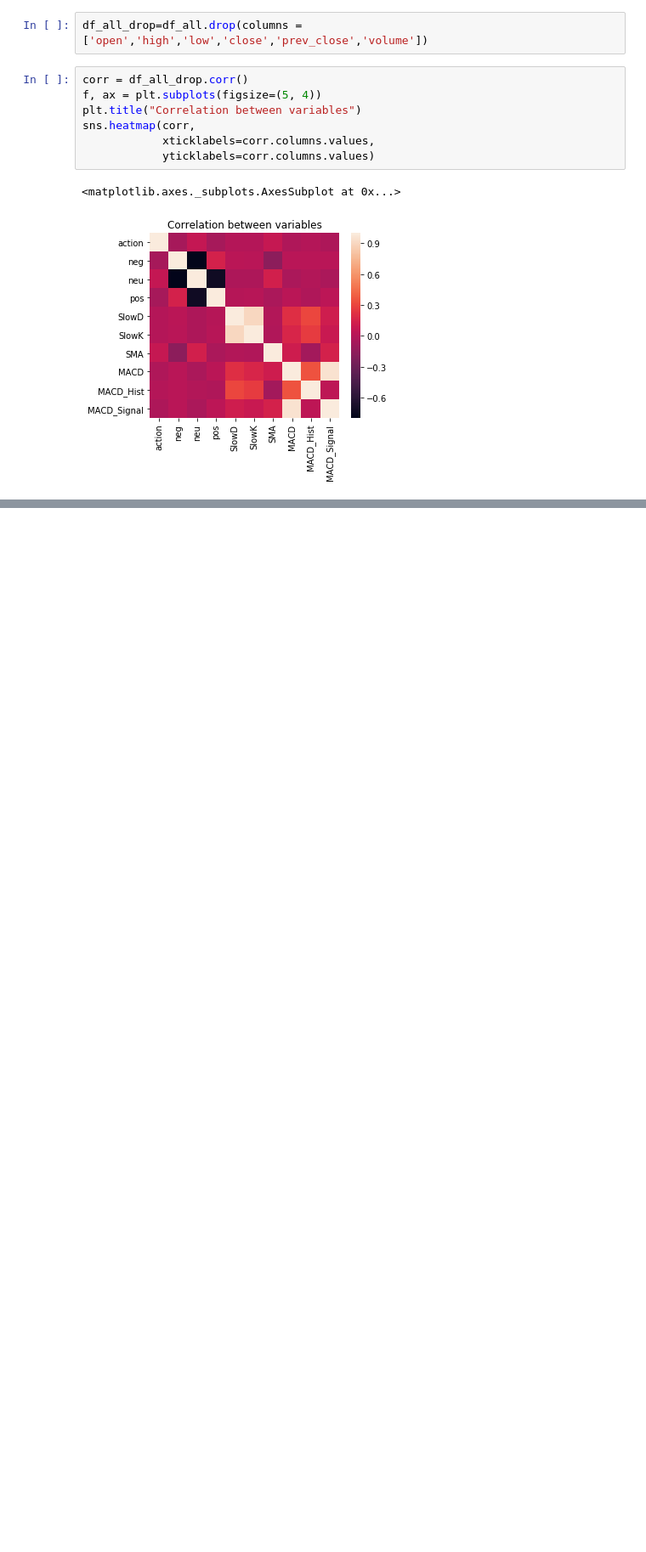
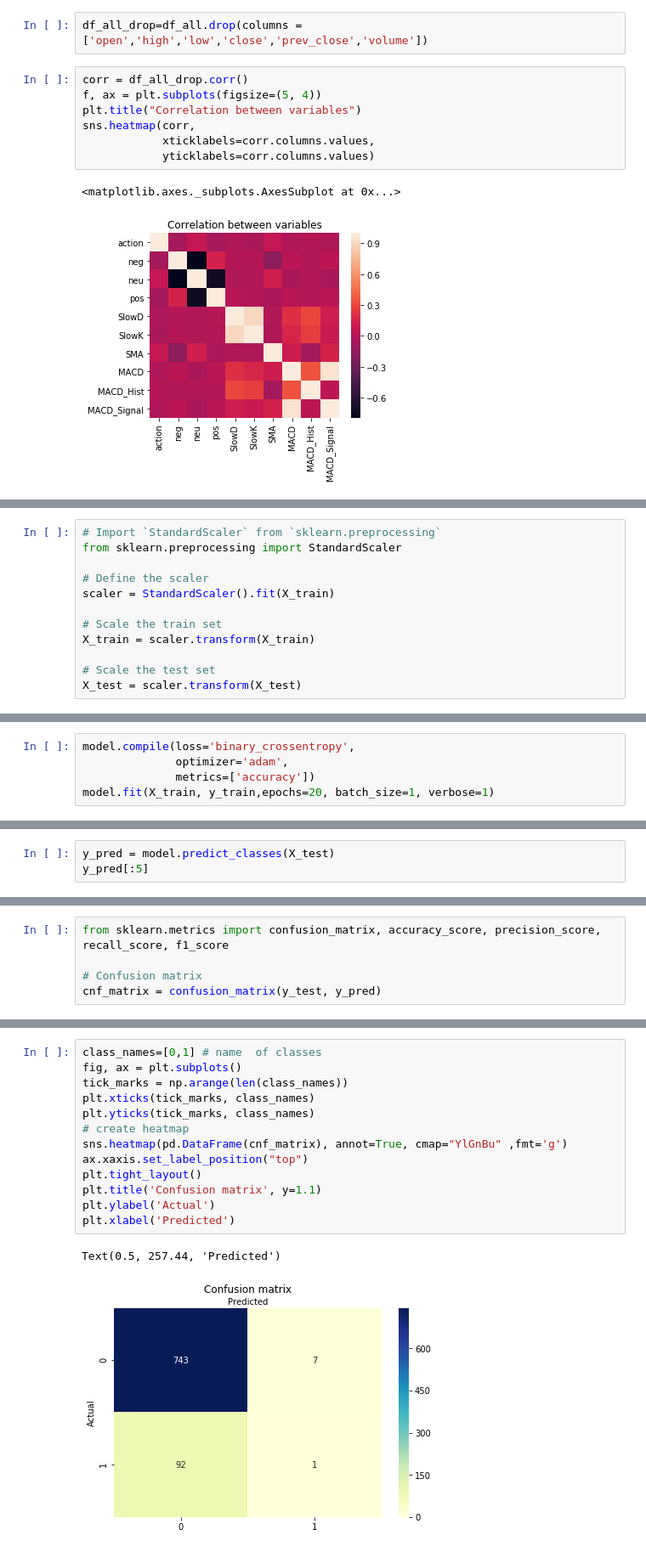
Before and after one commit to thu2pham/tradingclassification, a Jupyter notebook: DAILY_forecasting.ipynb, the cells around one changed output, grey strips where cells are left out. Shown at 85% size. Drawn from its saved outputs; the diff is of its cells as text; blank space fills up the shorter version.

```diff
--- a/DAILY_forecasting.ipynb
+++ b/DAILY_forecasting.ipynb
@@ -135,0 +309,12 @@ sns.heatmap(corr,
+# %%
+# Import `StandardScaler` from `sklearn.preprocessing`
+from sklearn.preprocessing import StandardScaler
+
+# Define the scaler
+scaler = StandardScaler().fit(X_train)
+
+# Scale the train set
+X_train = scaler.transform(X_train)
+
+# Scale the test set
+X_test = scaler.transform(X_test)
@@ -135,0 +341,5 @@ sns.heatmap(corr,
+# %%
+model.compile(loss='binary_crossentropy',
+              optimizer='adam',
+              metrics=['accuracy'])
+model.fit(X_train, y_train,epochs=20, batch_size=1, verbose=1)
@@ -135,0 +365,3 @@ sns.heatmap(corr,
+# %%
+y_pred = model.predict_classes(X_test)
+y_pred[:5]
@@ -135,0 +374,5 @@ sns.heatmap(corr,
+# %%
+from sklearn.metrics import confusion_matrix, accuracy_score, precision_score, recall_score, f1_score
+
+# Confusion matrix
+cnf_matrix = confusion_matrix(y_test, y_pred)
@@ -135,0 +394,16 @@ sns.heatmap(corr,
+# %%
+class_names=[0,1] # name  of classes
+fig, ax = plt.subplots()
+tick_marks = np.arange(len(class_names))
+plt.xticks(tick_marks, class_names)
+plt.yticks(tick_marks, class_names)
+# create heatmap
+sns.heatmap(pd.DataFrame(cnf_matrix), annot=True, cmap="YlGnBu" ,fmt='g')
+ax.xaxis.set_label_position("top")
+plt.tight_layout()
+plt.title('Confusion matrix', y=1.1)
+plt.ylabel('Actual')
+plt.xlabel('Predicted')
+# %% [output]
+Text(0.5, 257.44, 'Predicted')
+[figure, added]
```
Also changed, not shown: parts of 24 cells of this notebook.
